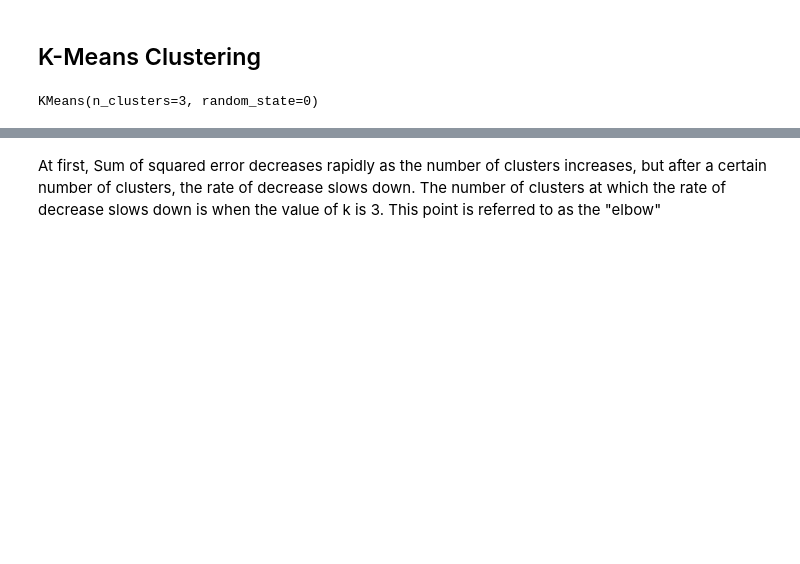
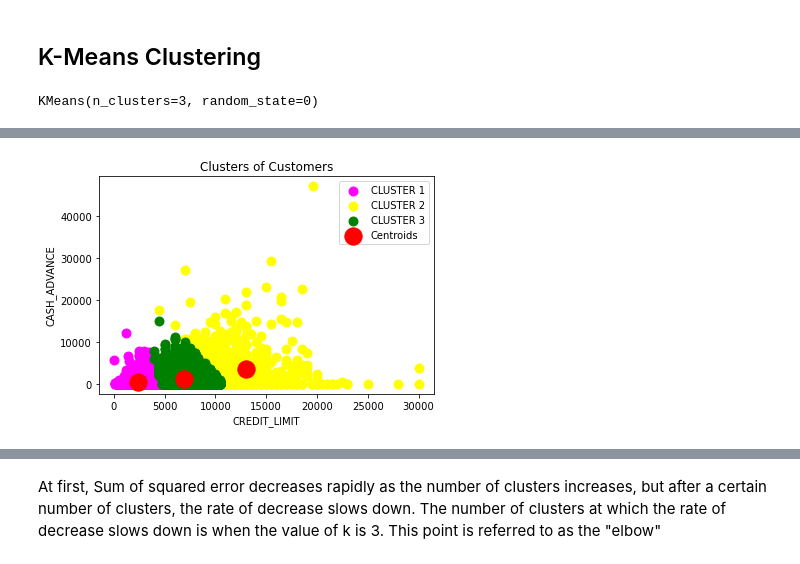
Before and after one commit to Esthermorka/Customer_segmentation_using_hierarchical_and_Kmeans_clustering-, a Jupyter notebook: Clustering_checkpoint.ipynb, the cells around one changed output, grey strips where cells are left out. Saved outputs shown, nothing was run; the diff lists cells and outputs as text; code cells hidden in the pictures; blank space fills up the shorter version.

```diff
--- a/Clustering_checkpoint.ipynb
+++ b/Clustering_checkpoint.ipynb
@@ -196,3 +218,5 @@ labels.head()
+# %%
+new_df = pd.concat([x.loc[:7160],labels], axis=1)
 # %%
 y_pred = k_model.predict(X_test)
 # %%
@@ -209,0 +234,16 @@ Silhouette score(n=2): 0.6454231506635831
+# %%
+plt.scatter(new_df["CREDIT_LIMIT"][new_df[0] == 0],
+            new_df["CASH_ADVANCE"][new_df[0] == 0],s=80,c='magenta',label='CLUSTER 1')
+plt.scatter(new_df["CREDIT_LIMIT"][new_df[0] == 1],
+            new_df["CASH_ADVANCE"][new_df[0] == 1],s=80,c='yellow',label='CLUSTER 2')
+plt.scatter(new_df["CREDIT_LIMIT"][new_df[0] == 2],
+            new_df["CASH_ADVANCE"][new_df[0] == 2],s=80,c='green',label='CLUSTER 3')
+
+plt.scatter(k_model.cluster_centers_[:, 0], k_model.cluster_centers_[:, 1], s=300, c='red', label = 'Centroids')
+plt.title('Clusters of Customers')
+plt.xlabel('CREDIT_LIMIT')
+plt.ylabel('CASH_ADVANCE')
+plt.legend()
+plt.show()
+# %% [output]
+[figure, added]
```
Also changed, not shown: parts of 19 cells of this notebook.
